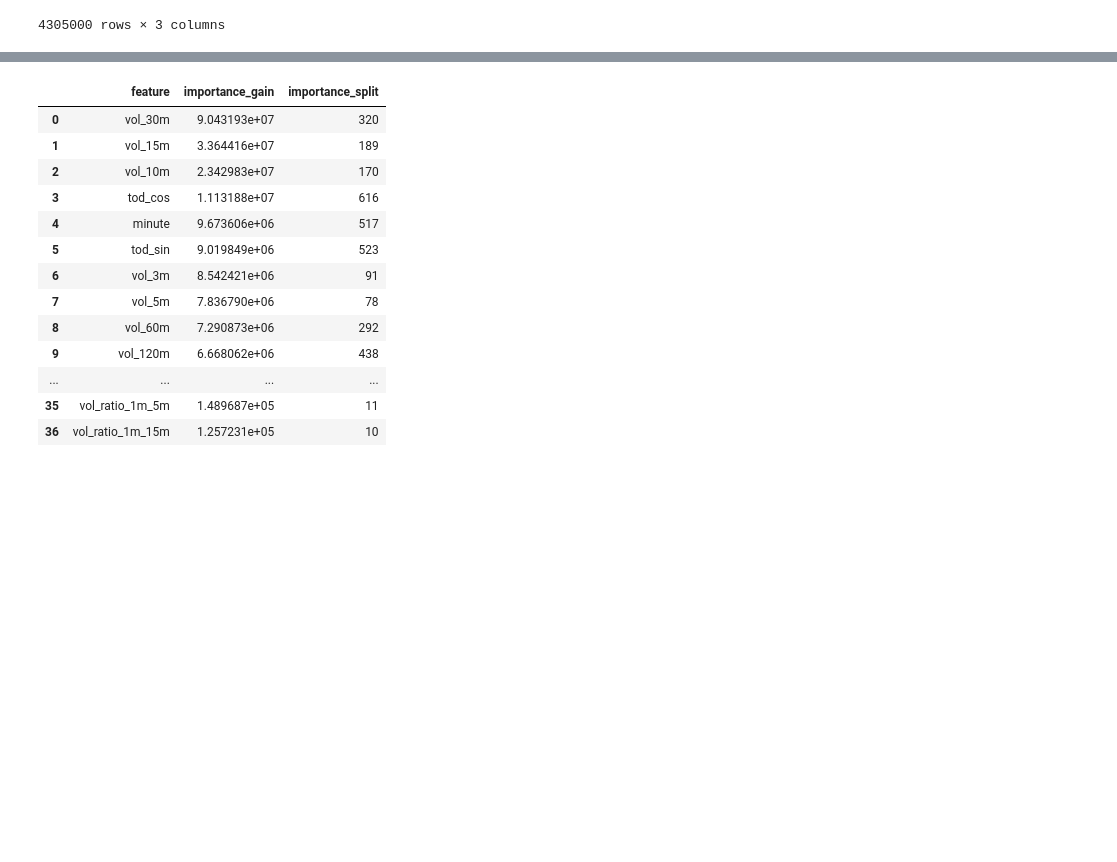
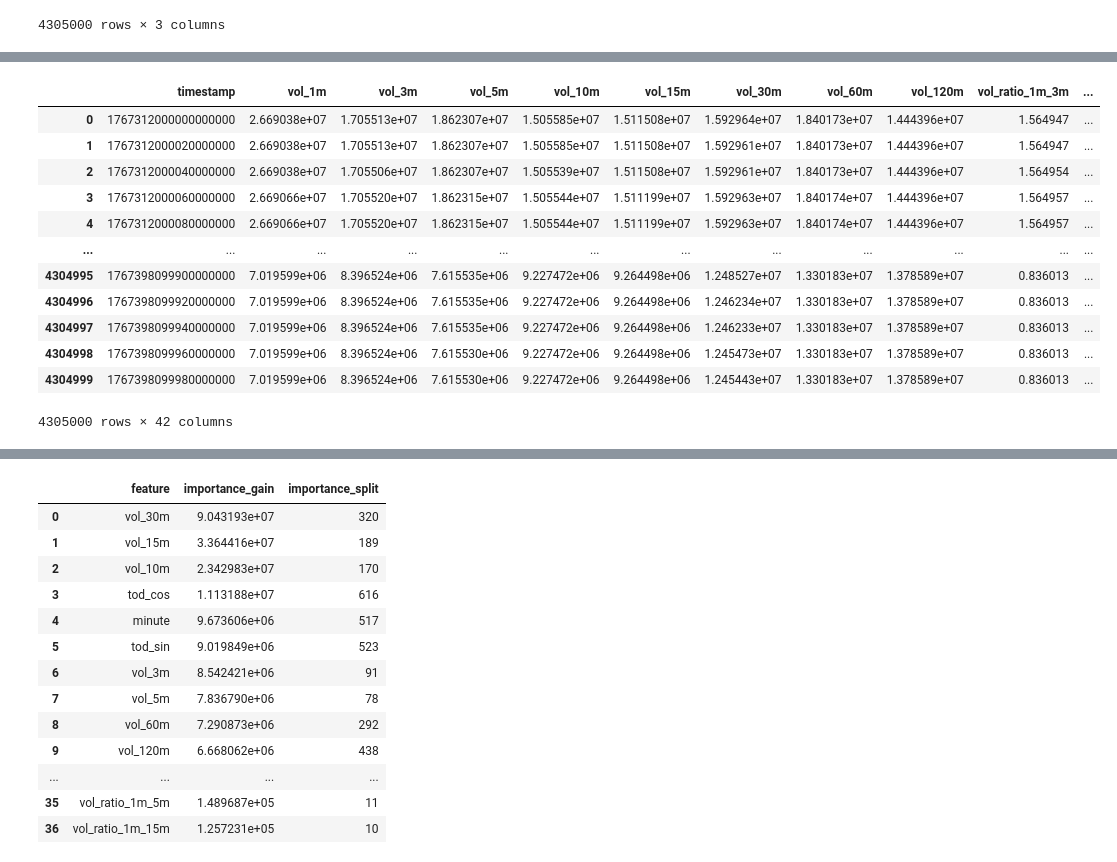
Before and after one commit to zhanyi136/janus_vol_pred, a Jupyter notebook: janus_vol_pred/analysis/data.ipynb, the cells around one changed output, grey strips where cells are left out. Cells and saved outputs as stored; diff of their text form; code cells hidden in the pictures; blank space fills up the shorter version.

```diff
--- a/janus_vol_pred/analysis/data.ipynb
+++ b/janus_vol_pred/analysis/data.ipynb
@@ -177,3 +228,21 @@ df
+# %%
+import pandas as pd
+df = pd.read_parquet("/data/sigma/zzy/janus/results/vol_pred_prod/features/XRPUSDT/2026-01-02/features_label.parquet")
+df
+# %% [output]
+|  | timestamp | vol_1m | vol_3m | vol_5m | vol_10m | vol_15m | vol_30m | vol_60m | vol_120m | vol_ratio_1m_3m | ... |
+| 0 | 1767312000000000000 | 2.669038e+07 | 1.705513e+07 | 1.862307e+07 | 1.505585e+07 | 1.511508e+07 | 1.592964e+07 | 1.840173e+07 | 1.444396e+07 | 1.564947 | ... |
+| 1 | 1767312000020000000 | 2.669038e+07 | 1.705513e+07 | 1.862307e+07 | 1.505585e+07 | 1.511508e+07 | 1.592961e+07 | 1.840173e+07 | 1.444396e+07 | 1.564947 | ... |
+| 2 | 1767312000040000000 | 2.669038e+07 | 1.705506e+07 | 1.862307e+07 | 1.505539e+07 | 1.511508e+07 | 1.592961e+07 | 1.840173e+07 | 1.444396e+07 | 1.564954 | ... |
+| 3 | 1767312000060000000 | 2.669066e+07 | 1.705520e+07 | 1.862315e+07 | 1.505544e+07 | 1.511199e+07 | 1.592963e+07 | 1.840174e+07 | 1.444396e+07 | 1.564957 | ... |
+| 4 | 1767312000080000000 | 2.669066e+07 | 1.705520e+07 | 1.862315e+07 | 1.505544e+07 | 1.511199e+07 | 1.592963e+07 | 1.840174e+07 | 1.444396e+07 | 1.564957 | ... |
+| ... | ... | ... | ... | ... | ... | ... | ... | ... | ... | ... | ... |
+| 4304995 | 1767398099900000000 | 7.019599e+06 | 8.396524e+06 | 7.615535e+06 | 9.227472e+06 | 9.264498e+06 | 1.248527e+07 | 1.330183e+07 | 1.378589e+07 | 0.836013 | ... |
+| 4304996 | 1767398099920000000 | 7.019599e+06 | 8.396524e+06 | 7.615535e+06 | 9.227472e+06 | 9.264498e+06 | 1.246234e+07 | 1.330183e+07 | 1.378589e+07 | 0.836013 | ... |
+| 4304997 | 1767398099940000000 | 7.019599e+06 | 8.396524e+06 | 7.615535e+06 | 9.227472e+06 | 9.264498e+06 | 1.246233e+07 | 1.330183e+07 | 1.378589e+07 | 0.836013 | ... |
+| 4304998 | 1767398099960000000 | 7.019599e+06 | 8.396524e+06 | 7.615530e+06 | 9.227472e+06 | 9.264498e+06 | 1.245473e+07 | 1.330183e+07 | 1.378589e+07 | 0.836013 | ... |
+| 4304999 | 1767398099980000000 | 7.019599e+06 | 8.396524e+06 | 7.615530e+06 | 9.227472e+06 | 9.264498e+06 | 1.245443e+07 | 1.330183e+07 | 1.378589e+07 | 0.836013 | ... |
+4305000 rows × 42 columns
 # %%
 import numpy as np
 data = np.load("/data/sigma/zzy/janus/results/vol_pred_prod/results/2026-01-01/XRPUSDT/results.npz")["data"]
```
Also changed, not shown: parts of 14 cells of this notebook, 3 other files.
